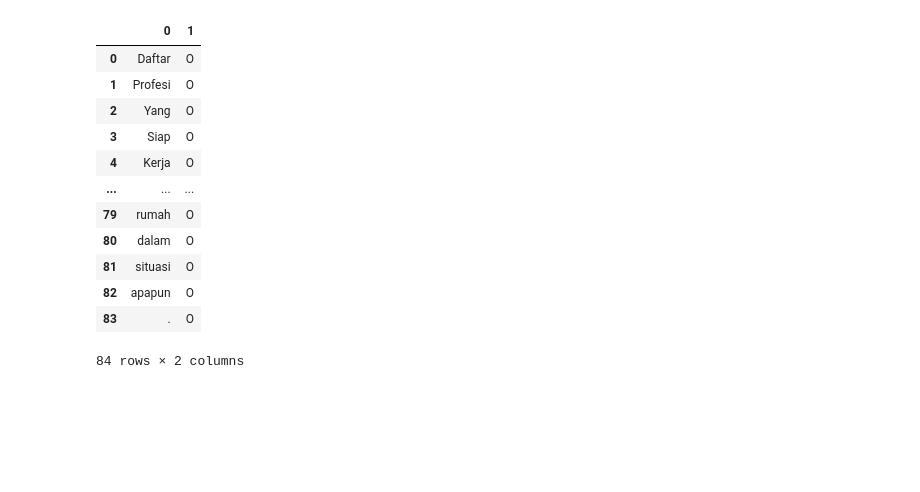
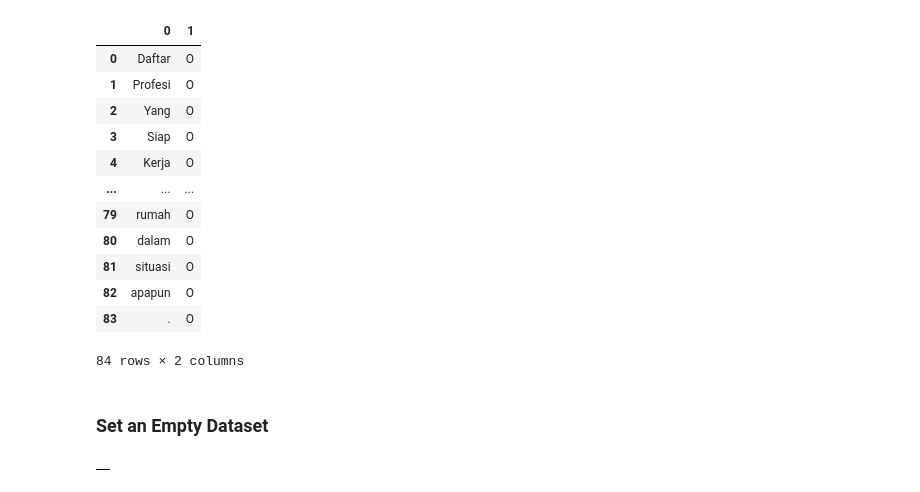
Before and after one commit to rohwid/py-ml-ds-cheatsheet, a Jupyter notebook: data_analysis/11_pandas_read_file_splited_by_space.ipynb, the cells around one changed output. Cells and saved outputs as stored; diff of their text form; code cells hidden in the pictures; blank space fills up the shorter version.

Commit message:
more cleaning datasets

```diff
--- a/data_analysis/11_pandas_read_file_splited_by_space.ipynb
+++ b/data_analysis/11_pandas_read_file_splited_by_space.ipynb
@@ -45,3 +45,11 @@ df
 84 rows × 2 columns
 # %%
 df.to_csv('output/raw_wo_header.txt', index=None, header=None, sep='\t')
+# %% [markdown]
+### Set an Empty Dataset
+# %%
+df = pd.DataFrame(data=None)
+# %%
+df
+# %% [output]
+|  |
```
Also changed, not shown: 4 other files.
